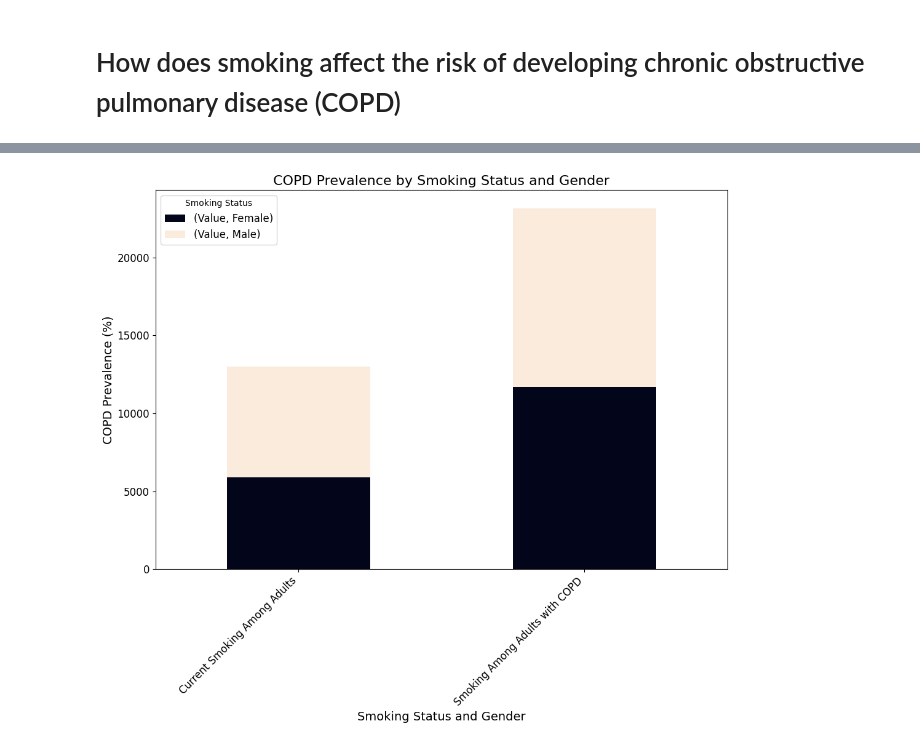
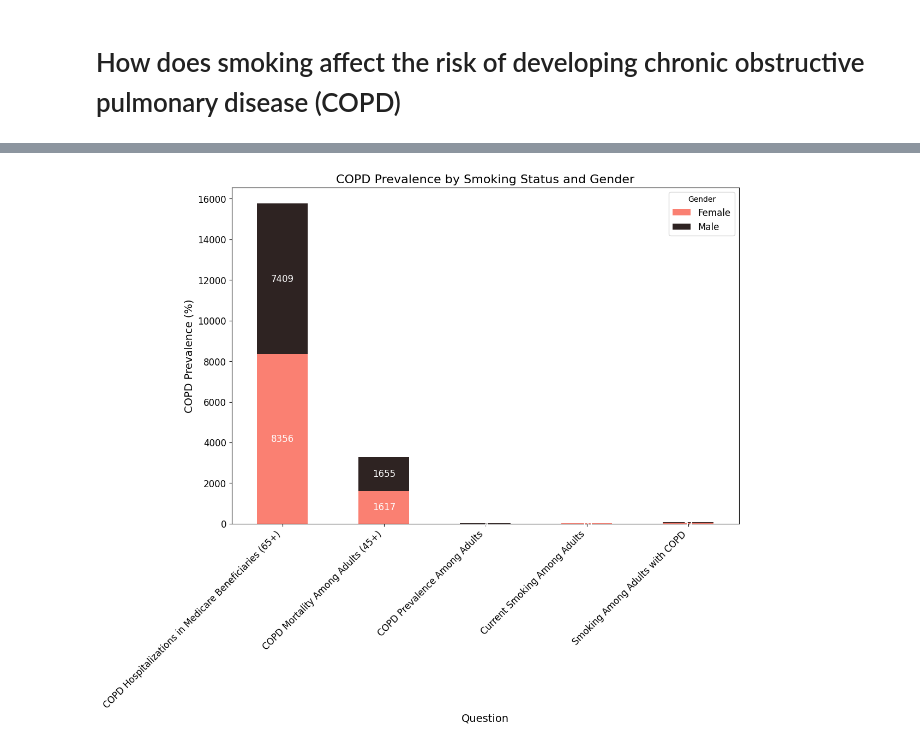
Before and after one commit to DWallace740/project3team11, a Jupyter notebook: Individual Notebooks/VictoriaNotebook.ipynb, the cells around one changed output, grey strips where cells are left out. Saved outputs shown, nothing was run; the diff lists cells and outputs as text; code cells hidden in the pictures.

Commit message:
Created Visualizations and created new sqlite using final2_cleaned_dataset

```diff
--- a/Individual Notebooks/VictoriaNotebook.ipynb
+++ b/Individual Notebooks/VictoriaNotebook.ipynb
@@ -238 +258,20 @@ Name: count, dtype: int64
+# %%
+# Reword questions
+reworded_questions = {
+   'Current cigarette smoking among adults': 'Current Smoking Among Adults',
+    'Current smoking among adults with chronic obstructive pulmonary disease': 'Smoking Among Adults with COPD',
+    'Chronic obstructive pulmonary disease among adults': 'COPD Prevalence Among Adults',
+    'Hospitalization for chronic obstructive pulmonary disease as any diagnosis, Medicare-beneficiaries aged 65 years and older': 'COPD Hospitalizations in Medicare Beneficiaries (65+)',  # Merged
+    'Hospitalization for chronic obstructive pulmonary disease as principal diagnosis, Medicare-beneficiaries aged 65 years and older': 'COPD Hospitalizations in Medicare Beneficiaries (65+)',  # Merged
+    'Chronic obstructive pulmonary disease mortality among adults aged 45 years and older, underlying or contributing cause': 'COPD Mortality Among Adults (45+)',  # Merged
+    'Chronic obstructive pulmonary disease mortality among adults aged 45 years and older, underlying cause': 'COPD Mortality Among Adults (45+)'  # Merged
+}
+
+df['Reworded Question'] = df['Question'].replace(reworded_questions)
+
+# Filter relevant data
+smoking_copd_data = df[df['Reworded Question'].isin(reworded_questions.values())]
+
+# Ensure 'Value' is numeric
+smoking_copd_data.loc[:, 'Value'] = pd.to_numeric(smoking_copd_data['Value'], errors='coerce')
 # %%
@@ -287,51 +298,52 @@ plt.show()
 # %%
-# Filter the data to include only the relevant questions
-filtered_data = smoking_copd_data[smoking_copd_data['Reworded Question'].isin([
-    'Current Smoking Among Adults',
-    'Smoking Among Adults with COPD'
-])]
 
-# Filter the data to include only Male and Female genders
-filtered_data = filtered_data[filtered_data['Sex'].isin(['Male', 'Female'])]
+# Assuming you have your grouped data
+# Filter data to exclude 'Unknown' sex
+smoking_copd_data = smoking_copd_data[smoking_copd_data['Sex'] != 'Unknown']
 
-# Ensure we have the 'Reworded Question', 'Value', 'Sex', and 'Smoking Status' columns
-filtered_data = filtered_data[['Reworded Question', 'Value', 'Sex']]
+# Group the data by 'Question' and 'Sex', and calculate the mean COPD prevalence for each group
+grouped_data = smoking_copd_data.groupby(['Reworded Question', 'Sex'])['Value'].mean().reset_index()
 
-# Group by 'Reworded Question', 'Smoking Status', and 'Sex', and sum the 'Value' (COPD prevalence)
-grouped_data = filtered_data.groupby(['Reworded Question', 'Sex']).agg({'Value': 'sum'}).reset_index()
+# Create a pivot table to have questions on the x-axis and different sexes as columns
+pivot_data = grouped_data.pivot_table(index='Reworded Question', columns='Sex', values='Value', aggfunc='mean', fill_value=0)
 
-# Pivot the data so that each smoking status becomes a separate column and we have separate bars for Male and Female
-pivot_data = grouped_data.pivot_table(index=['Reworded Question', 'Sex'], values='Value', aggfunc='sum', fill_value=0)
+# Plotting the stacked bar chart with 'Question' on x-axis and 'Sex' in legend
+ax = pivot_data.plot(kind='bar', stacked=True, figsize=(12, 8), colormap=sns.color_palette("dark:salmon_r", as_cmap=True))
 
-# Plotting the stacked bar chart with separate bars for Male and Female
-pivot_data.unstack(level='Sex').plot(kind='bar', stacked=True, figsize=(12, 8), colormap=sns.color_palette("rocket", as_cmap=True))
-# Add numbers (whole numbers) above the bars
+# Add numbers (whole numbers) above the bars with white lettering in the center of the bar
 for p in ax.patches:
     height = p.get_height()
-    # Add text above each bar (rounded to whole numbers)
+    width = p.get_width()
+    x_position = p.get_x() + width / 2  # Center the text horizontally
+    y_position = p.get_y() + height / 2  # Center the text vertically (middle of the bar)
+
+    # Add text above each bar with white color and centered in the middle
     ax.text(
-        p.get_x() + p.get_width() / 2,  # X position (center of the bar)
-        height,  # Y position (just above the bar)
-        f'{int(height)}',  # Convert to whole number and display
-        ha='center',  # Horizontal alignment
-        va='bottom',  # Vertical alignment (so text is above the bar)
-        fontsize=12  # Font size for the numbers
+        x_position,  # X position (center of the bar)
+        y_position,  # Y position (middle of the bar)
+        f'{int(height)}',  # Display the height as a whole number
+        ha='center',  # Horizontal alignment (so text is centered)
+        va='center',  # Vertical alignment (so text is centered)
+        fontsize=12,  # Font size for the numbers
+        color='white'  # Text color set to white
     )
-
 
 # Set plot labels and title
 plt.title('COPD Prevalence by Smoking Status and Gender', fontsize=16)
-plt.xlabel('Smoking Status and Gender', fontsize=14)
+plt.xlabel('Question', fontsize=14)
 plt.ylabel('COPD Prevalence (%)', fontsize=14)
 
 # Rotate x-axis labels for better readability
 plt.xticks(rotation=45, ha='right', fontsize=12)
 plt.yticks(fontsize=12)
 
-# Show the legend with appropriate labels
-plt.legend(title='Smoking Status', fontsize=12)
+# Show the legend with appropriate labels for Sex
+plt.legend(title='Gender', fontsize=12)
+
+# Save the plot as a PNG image
+plt.savefig('../Output/VM_Stacked_BarChart.png', dpi=300, bbox_inches='tight')
 
 # Show the plot
 plt.show()
 # %% [output]
-[figure, old version]
+[figure, new version]
```
Also changed, not shown: parts of 16 cells of this notebook, 8 other files.
